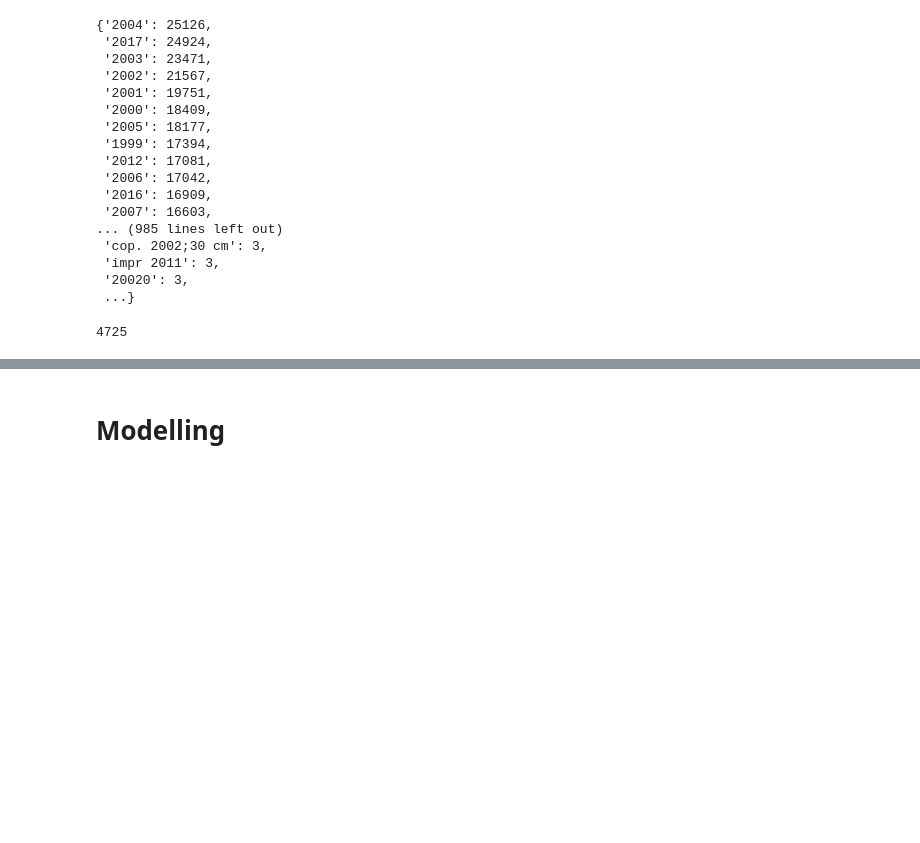
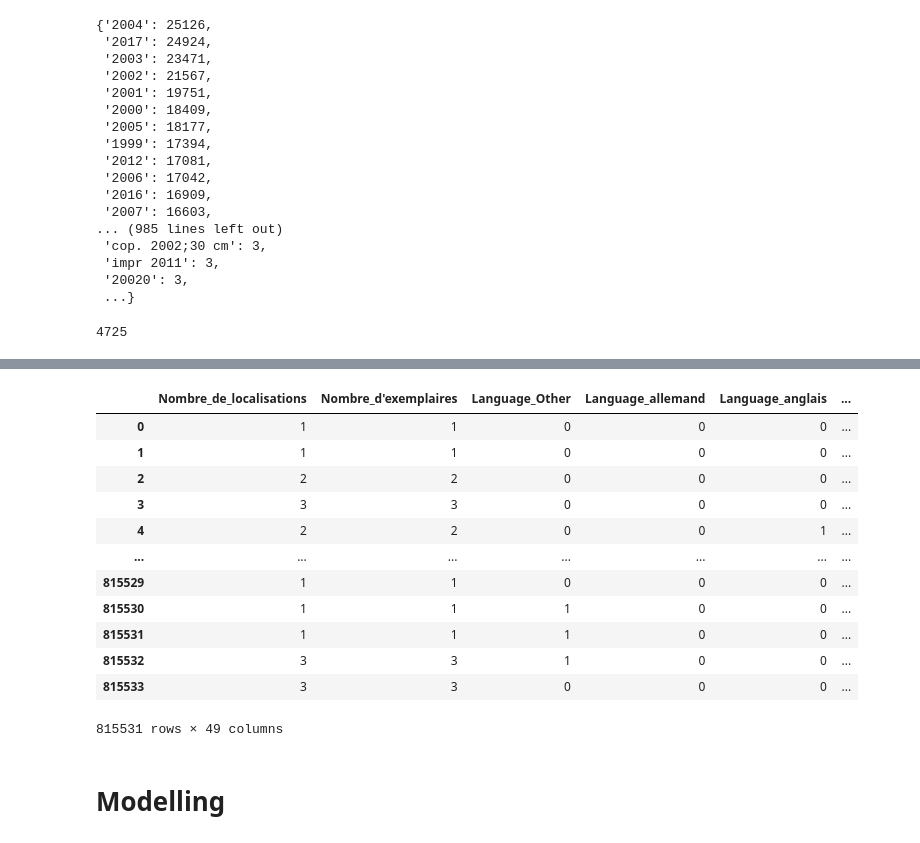
Before and after one commit to srosamont/Projects_Ironhack, a Jupyter notebook: Book_loan/Book_Loan_Cleaning.ipynb, the cells around one changed output, grey strips where cells are left out. Drawn from its saved outputs; the diff is of its cells as text; code cells hidden in the pictures; blank space fills up the shorter version.

```diff
--- a/Book_loan/Book_Loan_Cleaning.ipynb
+++ b/Book_loan/Book_Loan_Cleaning.ipynb
@@ -623,2 +885,0 @@ df1.isna().sum()
-# %%
-df1.Nombre_de_localisations=df1.Nombre_de_localisations.astype('int')
@@ -630,2 +885,0 @@ Dummies_NA.append('Language')
-# %%
-df1.Nombre_de_prêts_2017=df1.Nombre_de_prêts_2017.astype('int')
@@ -638,2 +885,0 @@ def GroupOther1(col):
-# %%
-df1['Categories_stat']=GroupOther1('Catégorie_statistique_1')
@@ -650,3 +886,21 @@ df1.Publisher.unique()
+# %%
+df2=pd.get_dummies(data=df1, columns=Dummies_NA)
+# %%
+df2
+# %% [output]
+|  | Nombre_de_localisations | Nombre_d'exemplaires | Language_Other | Language_allemand | Language_anglais | ... |
+| 0 | 1 | 1 | 0 | 0 | 0 | ... |
+| 1 | 1 | 1 | 0 | 0 | 0 | ... |
+| 2 | 2 | 2 | 0 | 0 | 0 | ... |
+| 3 | 3 | 3 | 0 | 0 | 0 | ... |
+| 4 | 2 | 2 | 0 | 0 | 1 | ... |
+| ... | ... | ... | ... | ... | ... | ... |
+| 815529 | 1 | 1 | 0 | 0 | 0 | ... |
+| 815530 | 1 | 1 | 1 | 0 | 0 | ... |
+| 815531 | 1 | 1 | 1 | 0 | 0 | ... |
+| 815532 | 3 | 3 | 1 | 0 | 0 | ... |
+| 815533 | 3 | 3 | 0 | 0 | 0 | ... |
+815531 rows × 49 columns
 # %% [markdown]
 # Modelling
 # %%
```
Also changed, not shown: parts of 74 cells of this notebook.
